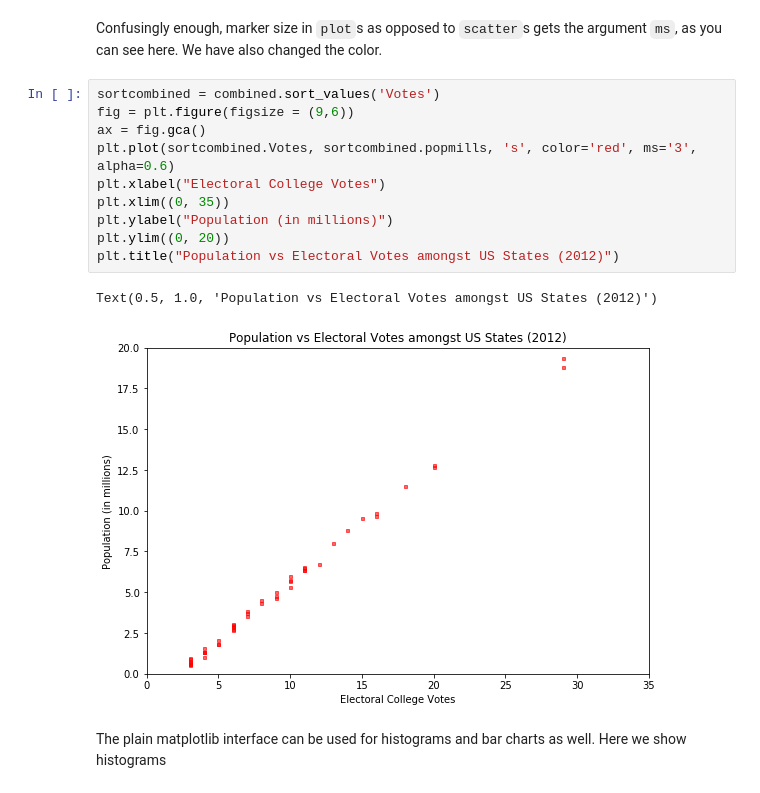
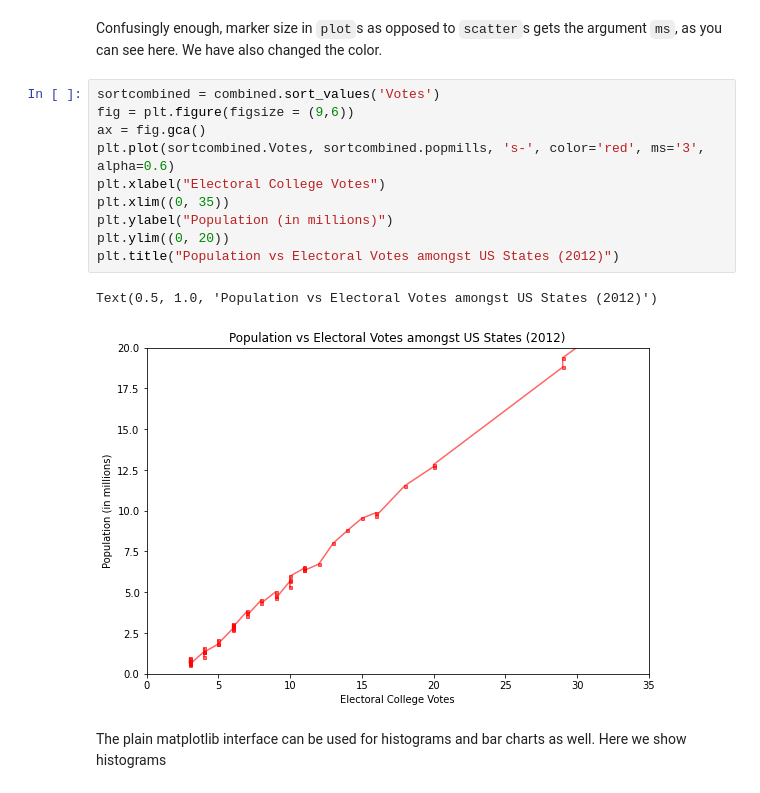
Before and after one commit to rahulpathak2002/NumericalPython, a Jupyter notebook: plotting.ipynb, the cells around one changed output. Drawn from its saved outputs; the diff is of its cells as text.

```diff
--- a/plotting.ipynb
+++ b/plotting.ipynb
@@ -176,16 +176,16 @@ Confusingly enough, marker size in `plot`s as opposed to `scatter`s gets the arg
 # %%
 sortcombined = combined.sort_values('Votes')
 fig = plt.figure(figsize = (9,6))
 ax = fig.gca()
-plt.plot(sortcombined.Votes, sortcombined.popmills, 's', color='red', ms='3', alpha=0.6)
+plt.plot(sortcombined.Votes, sortcombined.popmills, 's-', color='red', ms='3', alpha=0.6)
 plt.xlabel("Electoral College Votes")
 plt.xlim((0, 35))
 plt.ylabel("Population (in millions)")
 plt.ylim((0, 20))
 plt.title("Population vs Electoral Votes amongst US States (2012)")
 # %% [output]
 Text(0.5, 1.0, 'Population vs Electoral Votes amongst US States (2012)')
-[figure, old version]
+[figure, new version]
 # %% [markdown]
 The plain matplotlib interface can be used for histograms and bar charts as well. Here we show histograms
 # %%
```
Also changed, not shown: parts of 2 cells of this notebook.
